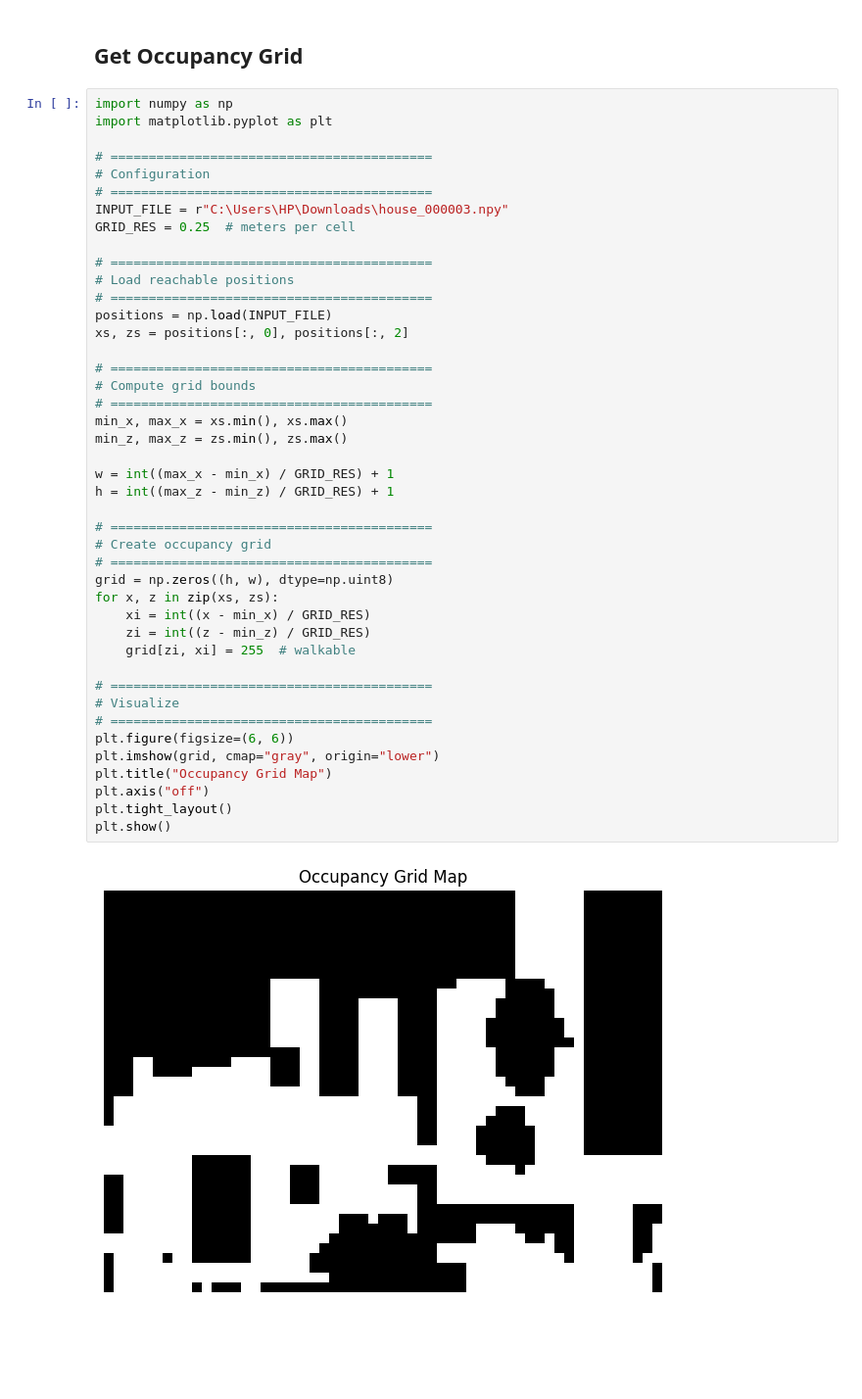
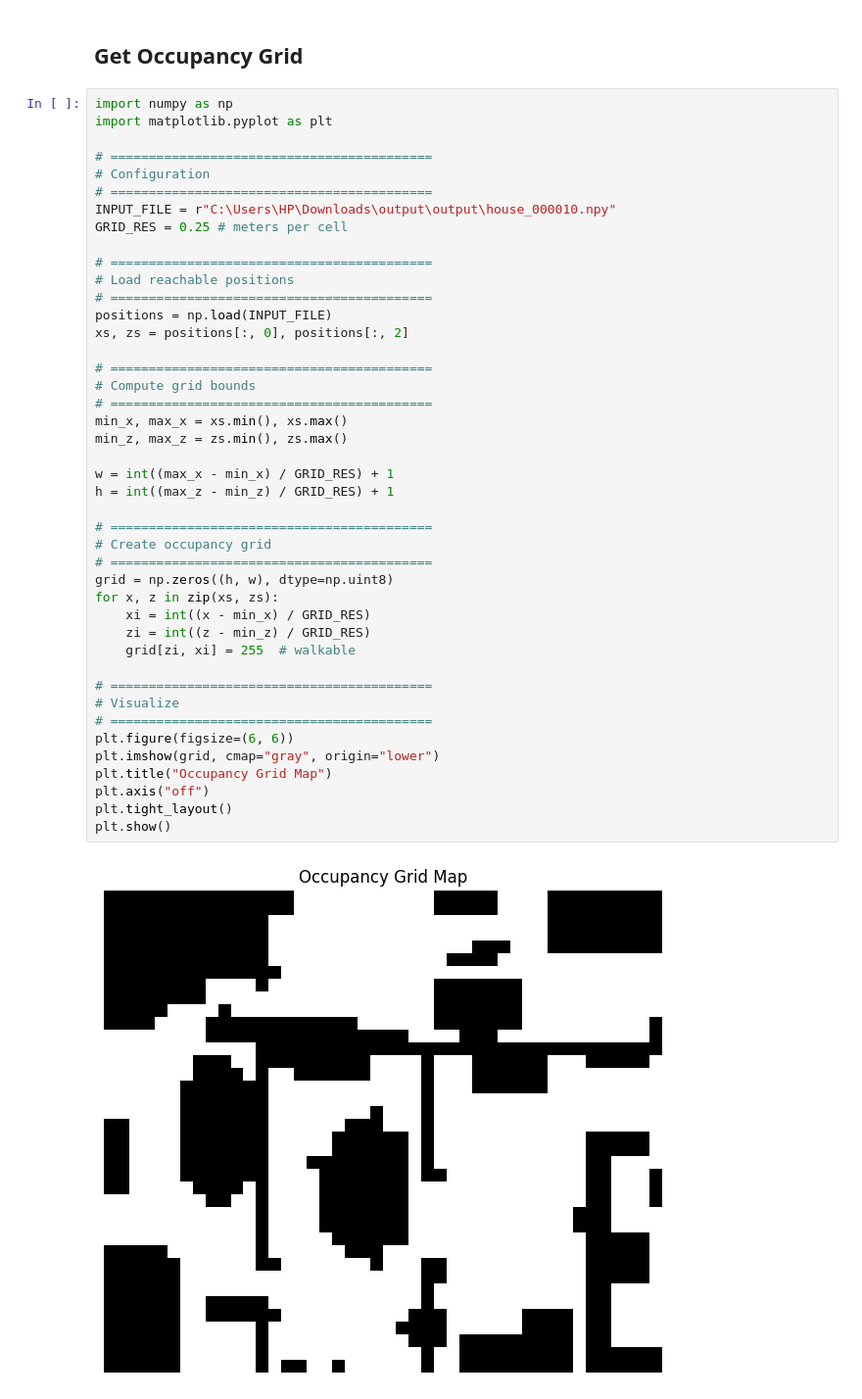
Before and after one commit to Davidwarchy/the-self-grounded-agent, a Jupyter notebook: environments/1-procthor_view.ipynb, the cells around one changed output. Shown at 98% size. Drawn from its saved outputs; the diff is of its cells as text; blank space fills up the shorter version.

```diff
--- a/environments/1-procthor_view.ipynb
+++ b/environments/1-procthor_view.ipynb
@@ -37,8 +37,8 @@ import matplotlib.pyplot as plt
 # ==========================================
 # Configuration
 # ==========================================
-INPUT_FILE = r"C:\Users\HP\Downloads\house_000003.npy"
-GRID_RES = 0.25  # meters per cell
+INPUT_FILE = r"C:\Users\HP\Downloads\output\output\house_000010.npy"
+GRID_RES = 0.25 # meters per cell
 
 # ==========================================
 # Load reachable positions
@@ -47,31 +47,31 @@ positions = np.load(INPUT_FILE)
 xs, zs = positions[:, 0], positions[:, 2]
 
 # ==========================================
 # Compute grid bounds
 # ==========================================
 min_x, max_x = xs.min(), xs.max()
 min_z, max_z = zs.min(), zs.max()
 
 w = int((max_x - min_x) / GRID_RES) + 1
 h = int((max_z - min_z) / GRID_RES) + 1
 
 # ==========================================
 # Create occupancy grid
 # ==========================================
 grid = np.zeros((h, w), dtype=np.uint8)
 for x, z in zip(xs, zs):
     xi = int((x - min_x) / GRID_RES)
     zi = int((z - min_z) / GRID_RES)
     grid[zi, xi] = 255  # walkable
 
 # ==========================================
 # Visualize
 # ==========================================
 plt.figure(figsize=(6, 6))
 plt.imshow(grid, cmap="gray", origin="lower")
 plt.title("Occupancy Grid Map")
 plt.axis("off")
 plt.tight_layout()
 plt.show()
 # %% [output]
-[figure, old version]
+[figure, new version]
```
Also changed, not shown: parts of 2 cells of this notebook, 3 other files.
